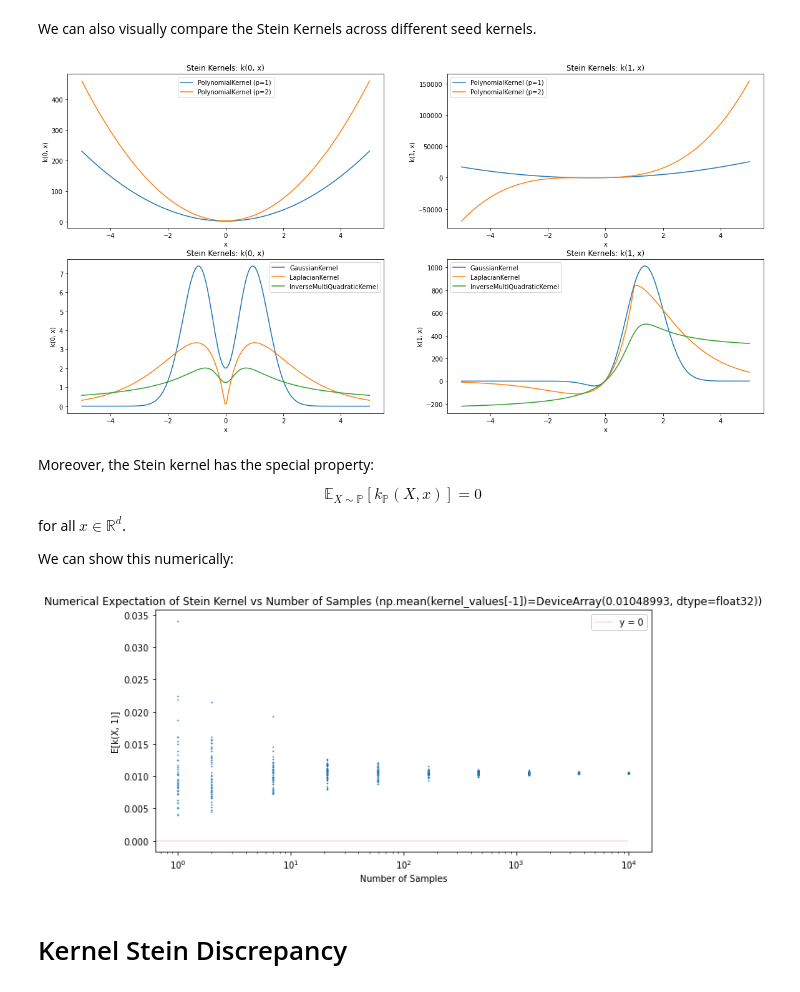
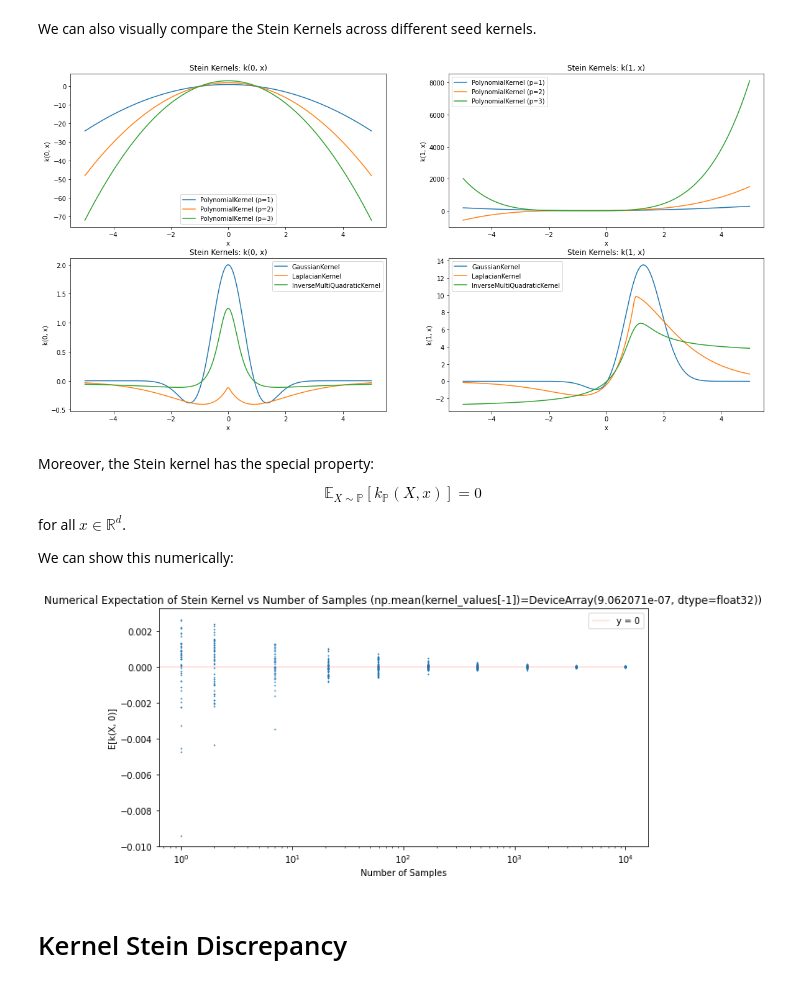
Before and after one commit to jswu18/distribution-discrepancies, a Jupyter notebook: notebooks/3_kernel_stein_discrepancy.ipynb, the cells around one changed output. Saved outputs shown, nothing was run; the diff lists cells and outputs as text; code cells hidden in the pictures.

```diff
--- a/notebooks/3_kernel_stein_discrepancy.ipynb
+++ b/notebooks/3_kernel_stein_discrepancy.ipynb
@@ -279,6 +280,7 @@ gaussian = Gaussian(mu=np.zeros((dimensions, 1)), covariance=np.eye(dimensions))
 for kernel in [
     PolynomialKernel(p=1),
     PolynomialKernel(p=2),
+    PolynomialKernel(p=3),
 ]:
     stein_kernel = SteinKernel(distribution=gaussian, kernel=kernel)
     k_values = vmap(
@@ -335,7 +337,7 @@ for kernel in [
     ax[1][1].set_xlabel("x")
     ax[1][1].set_ylabel("k(1, x)")
 # %% [output]
-[figure, old version]
+[figure, new version]
 # %% [markdown]
 Moreover, the Stein kernel has the special property:
 
@@ -356,39 +358,41 @@ n_trials = 50
 kernel_values = []
 sample_values = np.repeat(n_samples, n_trials).reshape(-1, n_trials)
 for n_sample in n_samples:
     kernel_values.append(
         vmap(
             lambda samples: jnp.mean(
-                vmap(lambda x_i: stein_kernel.k(x_i, 0 * np.ones((dimensions,))))(
-                    samples
-                )
+                vmap(
+                    lambda x_i: stein_kernel.k(
+                        x_i, (0 * np.ones((dimensions,))).astype(np.float64)
+                    )
+                )(samples)
             )
-        )(stein_kernel.distribution.sample((n_trials, n_sample)))
+        )(stein_kernel.distribution.sample((n_trials, n_sample)).astype(np.float64))
     )
 
 
 fig = plt.figure()
 fig.set_figwidth(10)
 fig.set_figheight(5)
 ax = fig.add_subplot(1, 1, 1)
 ax.set_title(
     f"Numerical Expectation of Stein Kernel vs Number of Samples ({np.mean(kernel_values[-1])=})"
 )
 ax.set_xscale("log")
 ax.set_xlabel("Number of Samples")
-ax.set_ylabel("E[k(X, 1)]")
+ax.set_ylabel("E[k(X, 0)]")
 ax.plot(
     [0] + list(n_samples),
     np.zeros(len(n_samples) + 1),
     "r",
     label="y = 0",
     linewidth=0.2,
 )
 plt.scatter(sample_values, np.array(kernel_values), s=0.5)
 ax.legend()
 plt.show()
 # %% [output]
-[figure, old version]
+[figure, new version]
 # %% [markdown]
 # Kernel Stein Discrepancy
 # %% [markdown]
```
Also changed, not shown: parts of 13 cells of this notebook, 6 other files.
